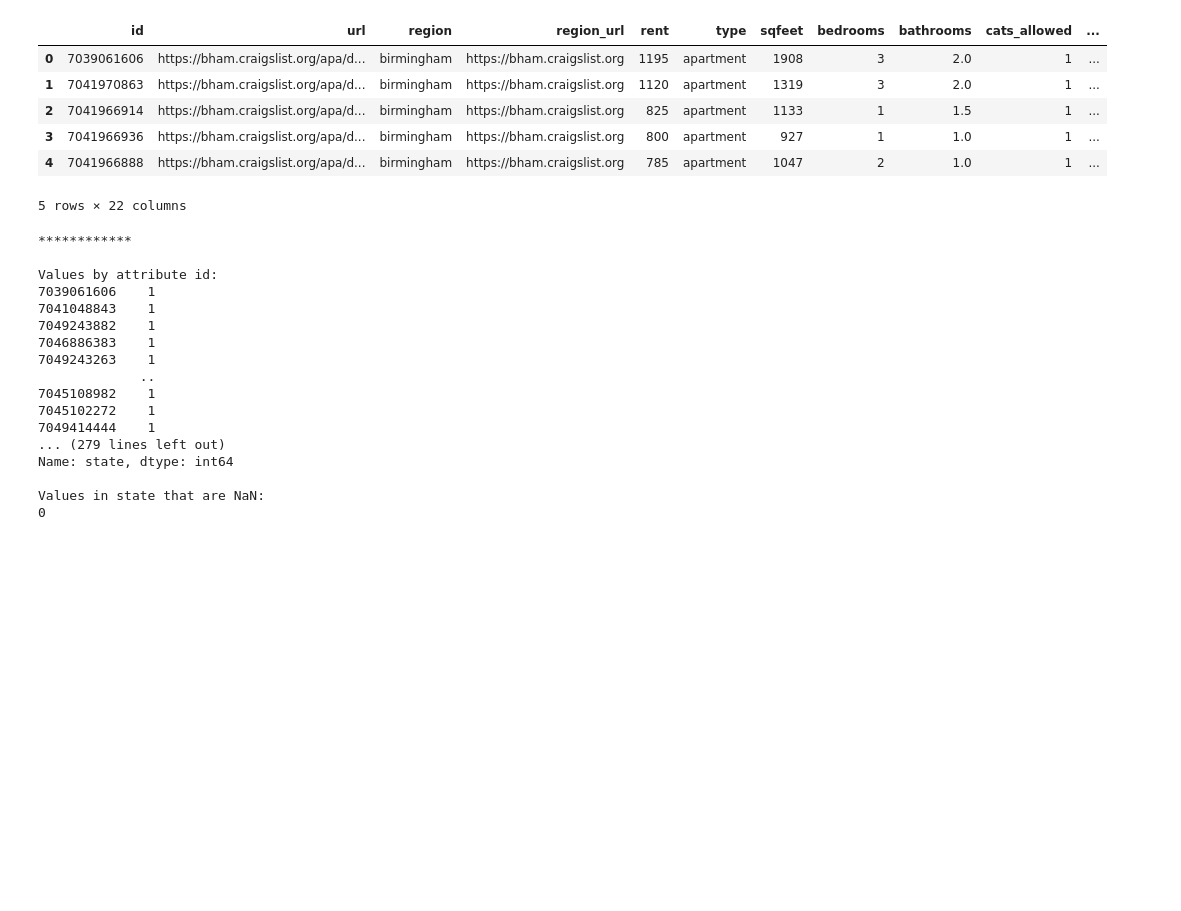
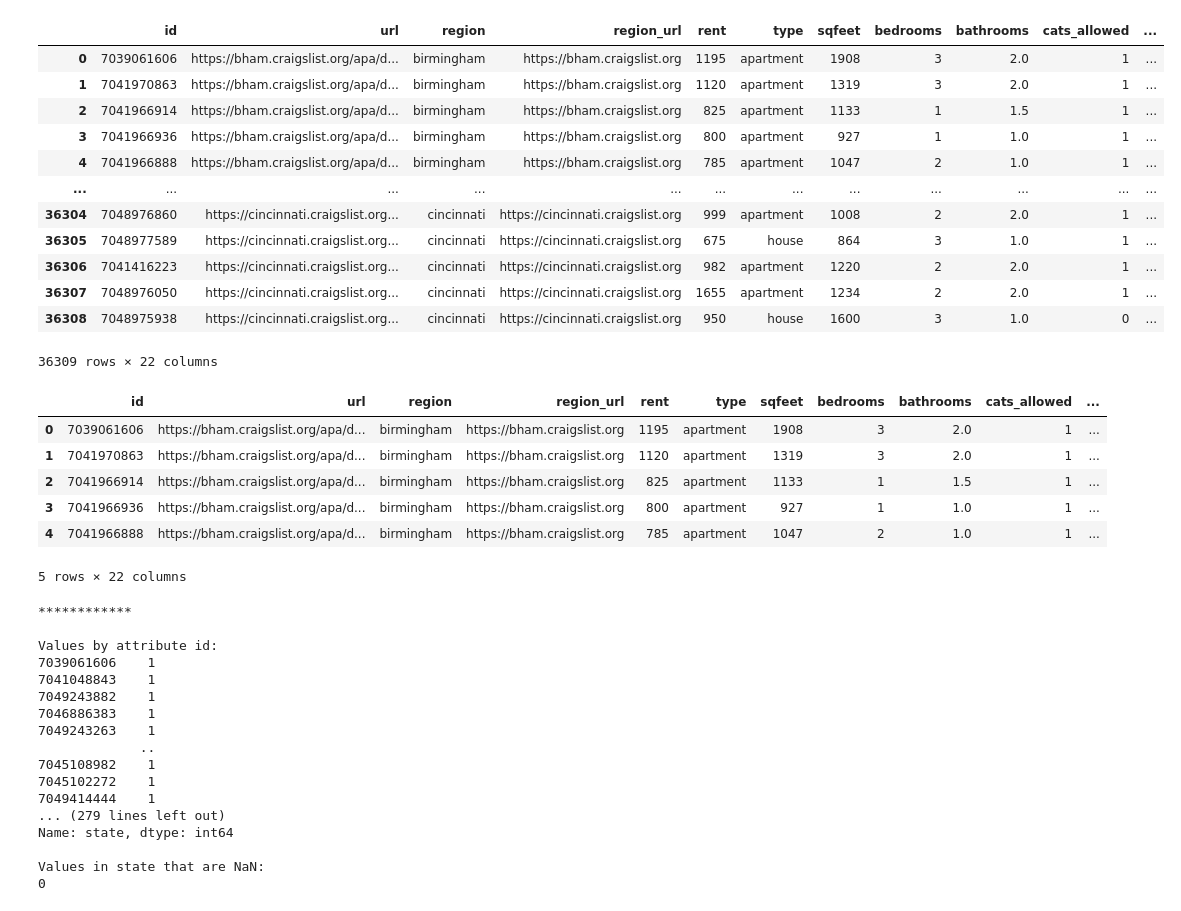
Before and after one commit to hermstefanny/rental_demand_analysis, a Jupyter notebook: cleaning_pre_script.ipynb, the cells around one changed output. Cells and saved outputs as stored; diff of their text form; code cells hidden in the pictures; blank space fills up the shorter version.

```diff
--- a/cleaning_pre_script.ipynb
+++ b/cleaning_pre_script.ipynb
@@ -4,6 +4,22 @@ import pandas as pd
 from IPython.display import display
 # %%
 raw_rental_data = pd.read_csv(r'C:\Users\herms\OneDrive\Documentos\AidaDocuments\York Online Computer Science Masters\BDA\SummativeAssignment\CleaningAndPreprocessingPython\housing_train.csv' )
+# %%
+raw_rental_data
+# %% [output]
+|  | id | url | region | region_url | rent | type | sqfeet | bedrooms | bathrooms | cats_allowed | ... |
+| 0 | 7039061606 | https://bham.craigslist.org/apa/d... | birmingham | https://bham.craigslist.org | 1195 | apartment | 1908 | 3 | 2.0 | 1 | ... |
+| 1 | 7041970863 | https://bham.craigslist.org/apa/d... | birmingham | https://bham.craigslist.org | 1120 | apartment | 1319 | 3 | 2.0 | 1 | ... |
+| 2 | 7041966914 | https://bham.craigslist.org/apa/d... | birmingham | https://bham.craigslist.org | 825 | apartment | 1133 | 1 | 1.5 | 1 | ... |
+| 3 | 7041966936 | https://bham.craigslist.org/apa/d... | birmingham | https://bham.craigslist.org | 800 | apartment | 927 | 1 | 1.0 | 1 | ... |
+| 4 | 7041966888 | https://bham.craigslist.org/apa/d... | birmingham | https://bham.craigslist.org | 785 | apartment | 1047 | 2 | 1.0 | 1 | ... |
+| ... | ... | ... | ... | ... | ... | ... | ... | ... | ... | ... | ... |
+| 36304 | 7048976860 | https://cincinnati.craigslist.org... | cincinnati | https://cincinnati.craigslist.org | 999 | apartment | 1008 | 2 | 2.0 | 1 | ... |
+| 36305 | 7048977589 | https://cincinnati.craigslist.org... | cincinnati | https://cincinnati.craigslist.org | 675 | house | 864 | 3 | 1.0 | 1 | ... |
+| 36306 | 7041416223 | https://cincinnati.craigslist.org... | cincinnati | https://cincinnati.craigslist.org | 982 | apartment | 1220 | 2 | 2.0 | 1 | ... |
+| 36307 | 7048976050 | https://cincinnati.craigslist.org... | cincinnati | https://cincinnati.craigslist.org | 1655 | apartment | 1234 | 2 | 2.0 | 1 | ... |
+| 36308 | 7048975938 | https://cincinnati.craigslist.org... | cincinnati | https://cincinnati.craigslist.org | 950 | house | 1600 | 3 | 1.0 | 0 | ... |
+36309 rows × 22 columns
 # %%
 raw_rental_data.head()
 # %% [output]
```
Also changed, not shown: parts of 9 cells of this notebook.
